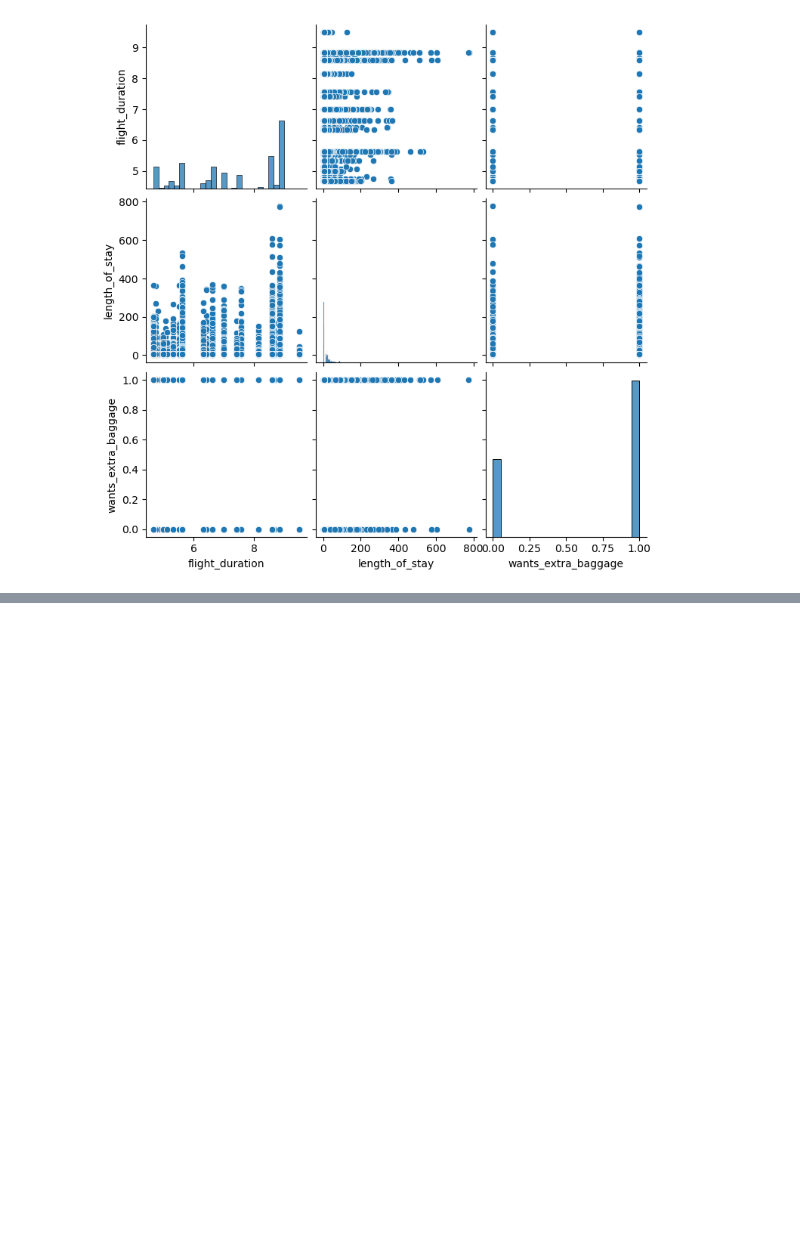
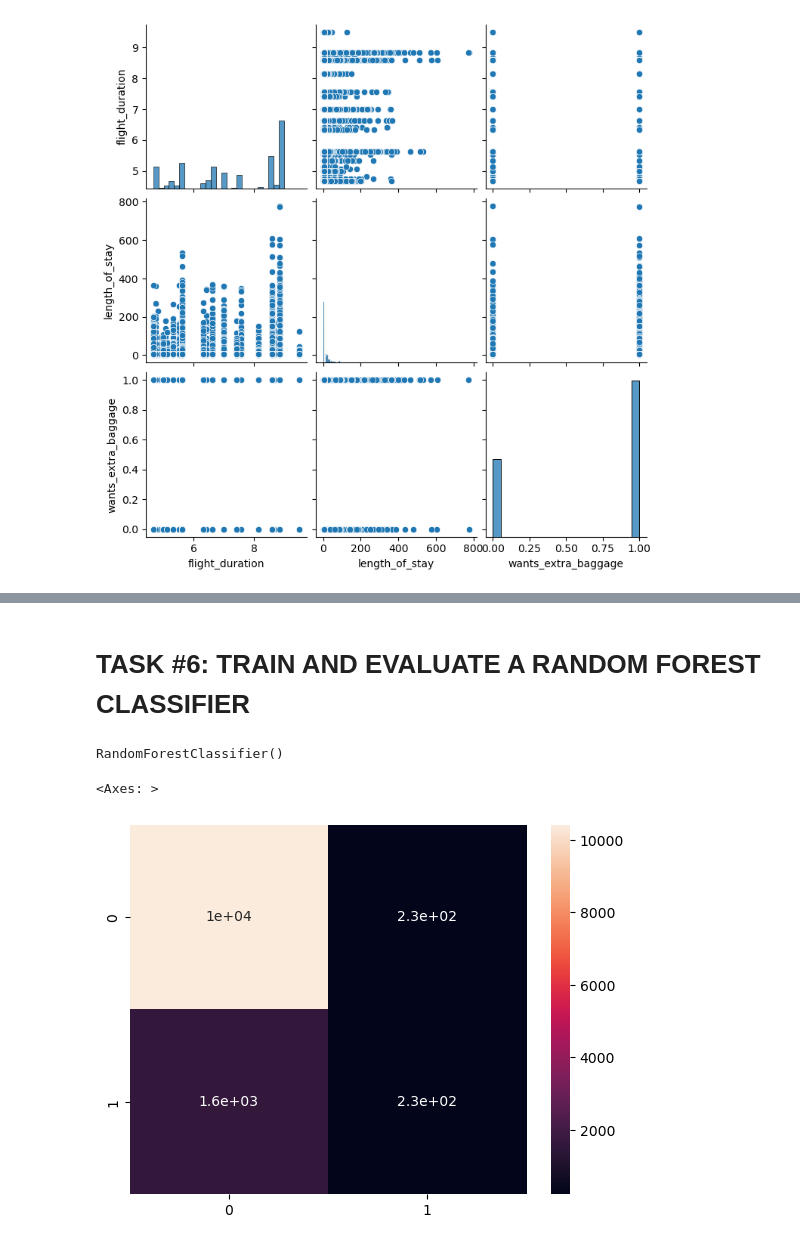
Before and after one commit to ranjansinghds/British-Airways-Job-Simulation, a Jupyter notebook: British_Airways_Task2.ipynb, the cells around one changed output, grey strips where cells are left out. Saved outputs shown, nothing was run; the diff lists cells and outputs as text; code cells hidden in the pictures; blank space fills up the shorter version.

```diff
--- a/British_Airways_Task2.ipynb
+++ b/British_Airways_Task2.ipynb
@@ -196,0 +386,18 @@ sns.pairplot(customer_booking_df[['route', 'booking_origin','flight_duration','l
+# %% [markdown]
+# TASK #6: TRAIN AND EVALUATE A RANDOM FOREST CLASSIFIER
+# %%
+from sklearn.ensemble import RandomForestClassifier
+
+model = RandomForestClassifier()
+model.fit(X_train, y_train)
+# %% [output]
+RandomForestClassifier()
+# %%
+y_predictions = model.predict(X_test)
+# %%
+# Testing St Performance
+cm = confusion_matrix(y_test, y_predictions)
+sns.heatmap(cm, annot=True)
+# %% [output]
+<Axes: >
+[figure, added]
```
Also changed, not shown: parts of 28 cells of this notebook.
